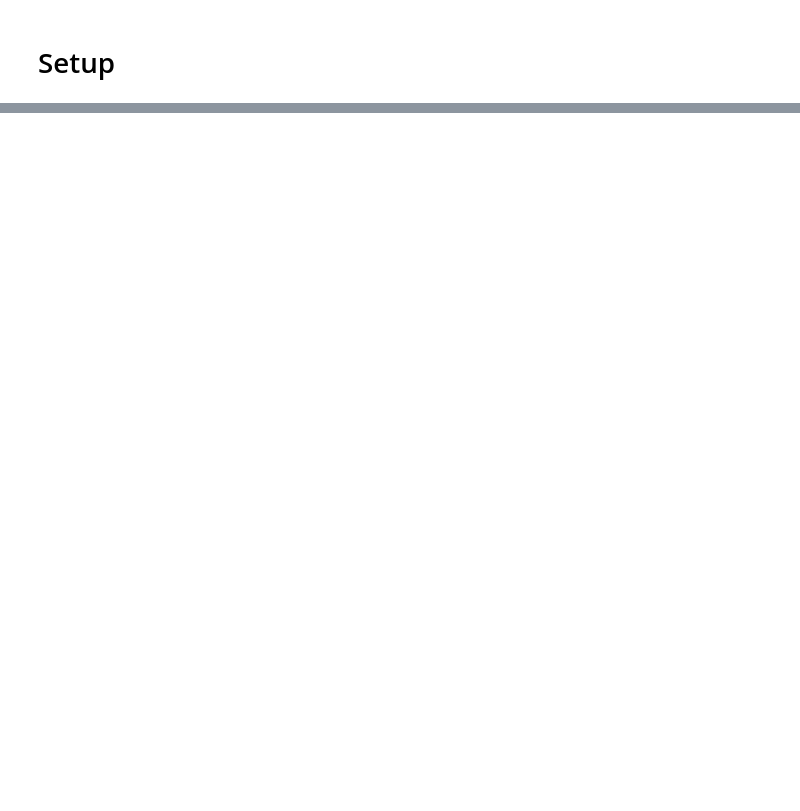
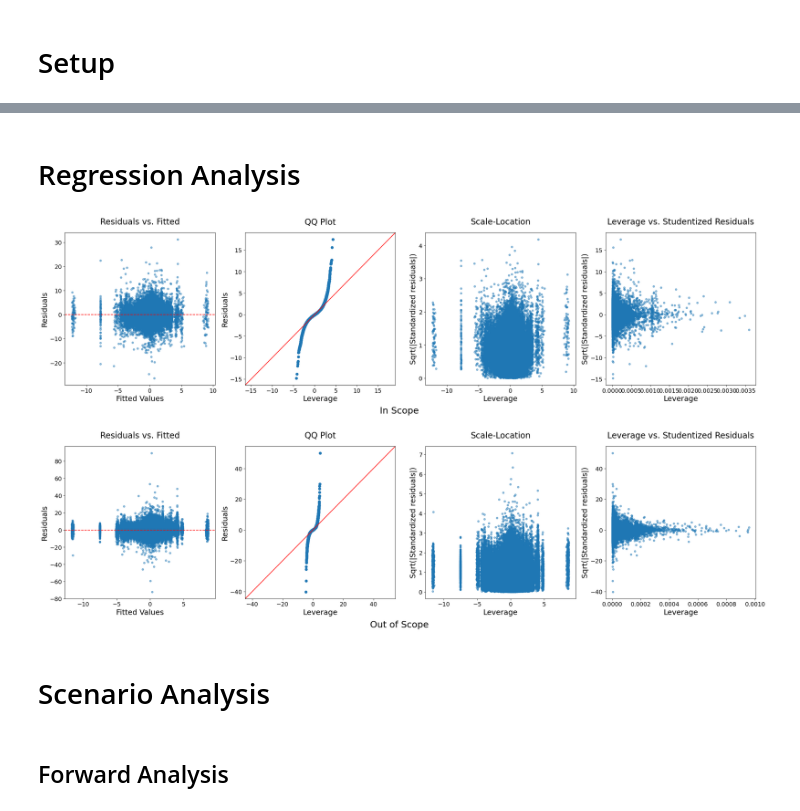
Before and after one commit to YilinQin/Climate_Risk_Index_Dissertation, a Jupyter notebook: Dissertation.ipynb, the cells around one changed output, grey strips where cells are left out. Saved outputs shown, nothing was run; the diff lists cells and outputs as text; code cells hidden in the pictures; blank space fills up the shorter version.

```diff
--- a/Dissertation.ipynb
+++ b/Dissertation.ipynb
@@ -354,0 +190,2 @@ Notes:
+# %% [markdown]
+# Regression Analysis
@@ -354,0 +284,63 @@ Notes:
+# %%
+# Obtain OLS model results for in-scope and out-of-scope data
+results_in = ols_model(d, 'CarbonPrice_perc', 'in')
+results_out = ols_model(d, 'CarbonPrice_perc', 'out')
+
+# Obtain Fixed effects model results for in-scope and out-of-scope data
+fixed_results_in = fixed_effects(d, 'CarbonPrice_perc', 'in')
+fixed_results_out = fixed_effects(d, 'CarbonPrice_perc', 'out')
+# %%
+# Diagnostic Tests
+# Create a new plotting area with eight subplots (2 rows, 4 columns)
+fig, ax = plt.subplots(2, 4, figsize=(30, 16), gridspec_kw={'hspace': 0.4, 'wspace': 0.2})
+
+# Define shared column titles for the plots
+column_titles = ['Residuals vs. Fitted', 'QQ Plot', 'Scale-Location', 'Leverage vs. Studentized Residuals']
+label_size = 18  # Set the label font size
+title_size = 20  # Set the title font size
+title_pad = 20   # Increase the distance between the title and the plot
+axis_tick_size = 14  # Set the axis tick font size
+point_size = 20   # Set the point size for scatter plots
+alpha_value = 0.5  # Set the transparency level for points
+
+# General function to set up the plots for each column
+def setup_plots(results, row):
+    # Calculate leverage and studentized residuals
+    influence = results.get_influence()
+    leverage = influence.hat_matrix_diag
+    studentized_residuals = influence.resid_studentized_internal
+
+    # Plot Residuals vs. Fitted values
+    ax[row, 0].scatter(results.fittedvalues, results.resid, s=point_size, alpha=alpha_value)
+    ax[row, 0].axhline(y=0, color='red', linestyle='dashed')
+
+    # QQ plot of residuals
+    sm.qqplot(results.resid, line='45', ax=ax[row, 1], fit=True)
+
+    # Scale-Location plot (Spread-Location plot)
+    ax[row, 2].scatter(results.fittedvalues, np.sqrt(np.abs(studentized_residuals)), alpha=alpha_value, s=point_size)
+
+    # Leverage vs. Studentized Residuals plot
+    ax[row, 3].scatter(leverage, studentized_residuals, alpha=alpha_value, s=point_size)
+
+    # Set axis labels and titles
+    for i in range(4):
+        ax[row, i].set_xlabel('Fitted Values' if i == 0 else 'Leverage', fontsize=label_size)
+        ax[row, i].set_ylabel('Residuals' if i < 2 else 'Sqrt(|Standardized residuals|)', fontsize=label_size)
+        ax[row, i].tick_params(axis='both', which='major', labelsize=axis_tick_size)
+        ax[row, i].set_title(column_titles[i], fontsize=title_size, pad=title_pad)  # Adjust title spacing
+
+# Set up diagnostic plots for in-scope and out-of-scope data
+setup_plots(results_in, 0)
+setup_plots(results_out, 1)
+
+# Add row labels at the bottom center of each row, adjusting vertical position
+fig.text(0.5, 0.5, 'In Scope', ha='center', fontsize=22)  # Adjust vertical position
+fig.text(0.5, 0.05, 'Out of Scope', ha='center', fontsize=22)  # Adjust vertical position
+
+# Display the plots
+plt.show()
+# %% [output]
+[figure, added]
+# %% [markdown]
+# Scenario Analysis
@@ -354,0 +378,2 @@ Notes:
+# %% [markdown]
+## Forward Analysis
```
Also changed, not shown: parts of 51 cells of this notebook.
